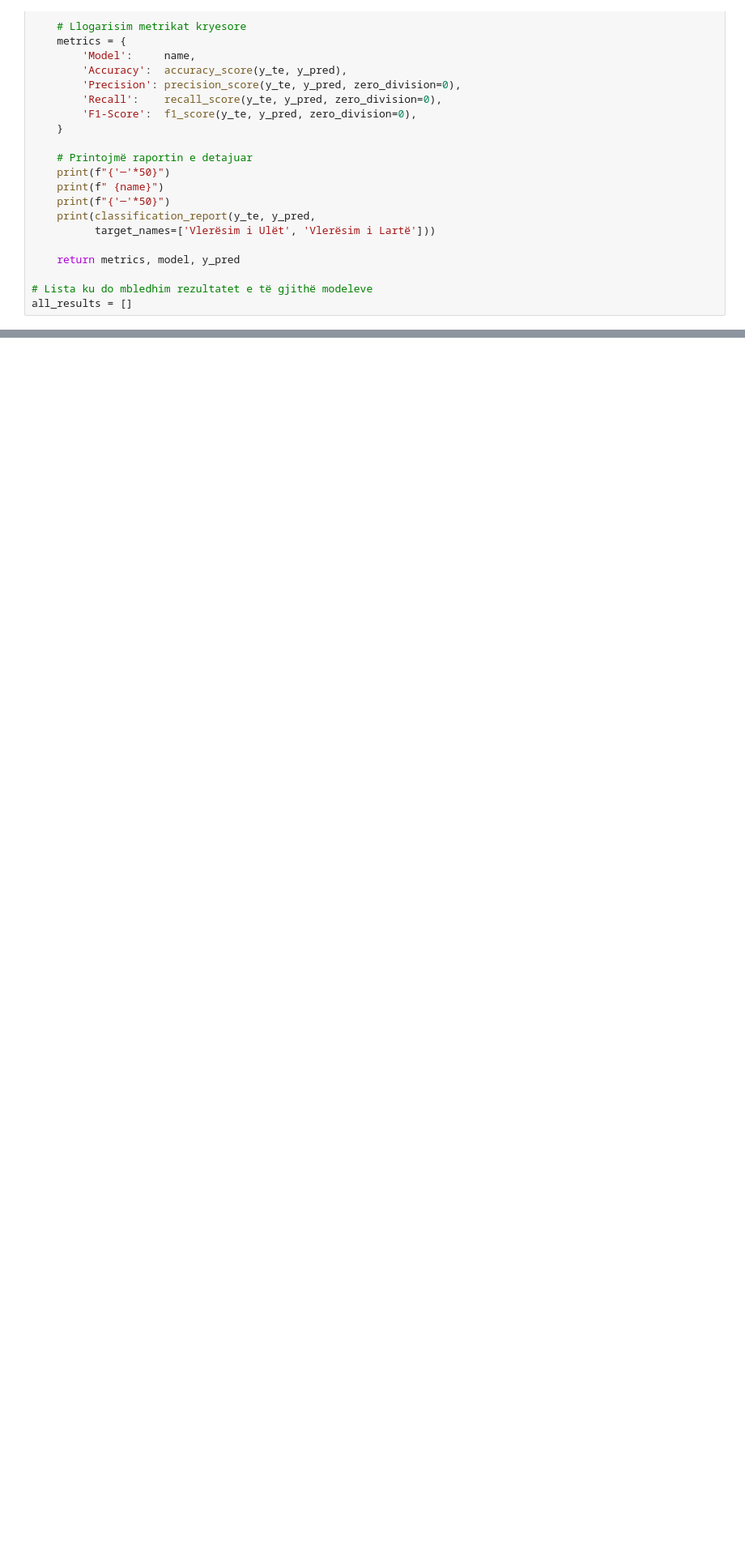
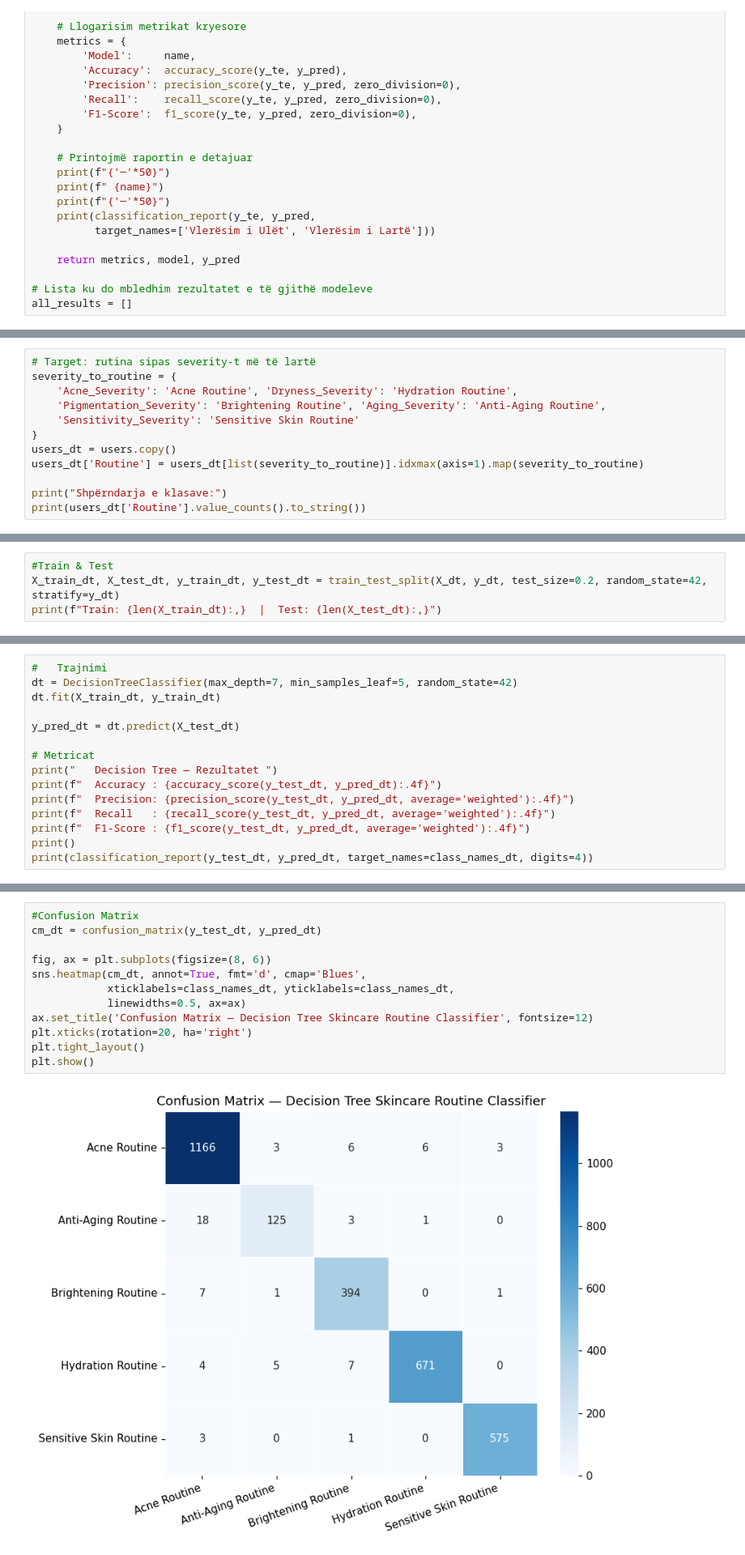
Before and after one commit to Sara587979/AI-Skincare-Personalization, a Jupyter notebook: skincare_ml.ipynb, the cells around one changed output, grey strips where cells are left out. Shown at 81% size. Drawn from its saved outputs; the diff is of its cells as text; blank space fills up the shorter version.

Commit message:
Decision Tree classification

```diff
--- a/skincare_ml.ipynb
+++ b/skincare_ml.ipynb
@@ -499,0 +502,12 @@ all_results = []
+# %%
+# Target: rutina sipas severity-t më të lartë
+severity_to_routine = {
+    'Acne_Severity': 'Acne Routine', 'Dryness_Severity': 'Hydration Routine',
+    'Pigmentation_Severity': 'Brightening Routine', 'Aging_Severity': 'Anti-Aging Routine',
+    'Sensitivity_Severity': 'Sensitive Skin Routine'
+}
+users_dt = users.copy()
+users_dt['Routine'] = users_dt[list(severity_to_routine)].idxmax(axis=1).map(severity_to_routine)
+
+print("Shpërndarja e klasave:")
+print(users_dt['Routine'].value_counts().to_string())
@@ -499,0 +541,4 @@ all_results = []
+# %%
+#Train & Test
+X_train_dt, X_test_dt, y_train_dt, y_test_dt = train_test_split(X_dt, y_dt, test_size=0.2, random_state=42, stratify=y_dt)
+print(f"Train: {len(X_train_dt):,}  |  Test: {len(X_test_dt):,}")
@@ -499,0 +547,15 @@ all_results = []
+# %%
+#   Trajnimi
+dt = DecisionTreeClassifier(max_depth=7, min_samples_leaf=5, random_state=42)
+dt.fit(X_train_dt, y_train_dt)
+
+y_pred_dt = dt.predict(X_test_dt)
+
+# Metricat
+print("   Decision Tree — Rezultatet ")
+print(f"  Accuracy : {accuracy_score(y_test_dt, y_pred_dt):.4f}")
+print(f"  Precision: {precision_score(y_test_dt, y_pred_dt, average='weighted'):.4f}")
+print(f"  Recall   : {recall_score(y_test_dt, y_pred_dt, average='weighted'):.4f}")
+print(f"  F1-Score : {f1_score(y_test_dt, y_pred_dt, average='weighted'):.4f}")
+print()
+print(classification_report(y_test_dt, y_pred_dt, target_names=class_names_dt, digits=4))
@@ -499,0 +580,14 @@ all_results = []
+# %%
+#Confusion Matrix
+cm_dt = confusion_matrix(y_test_dt, y_pred_dt)
+
+fig, ax = plt.subplots(figsize=(8, 6))
+sns.heatmap(cm_dt, annot=True, fmt='d', cmap='Blues',
+            xticklabels=class_names_dt, yticklabels=class_names_dt,
+            linewidths=0.5, ax=ax)
+ax.set_title('Confusion Matrix — Decision Tree Skincare Routine Classifier', fontsize=12)
+plt.xticks(rotation=20, ha='right')
+plt.tight_layout()
+plt.show()
+# %% [output]
+[figure, added]
```
Also changed, not shown: parts of 9 cells of this notebook.
